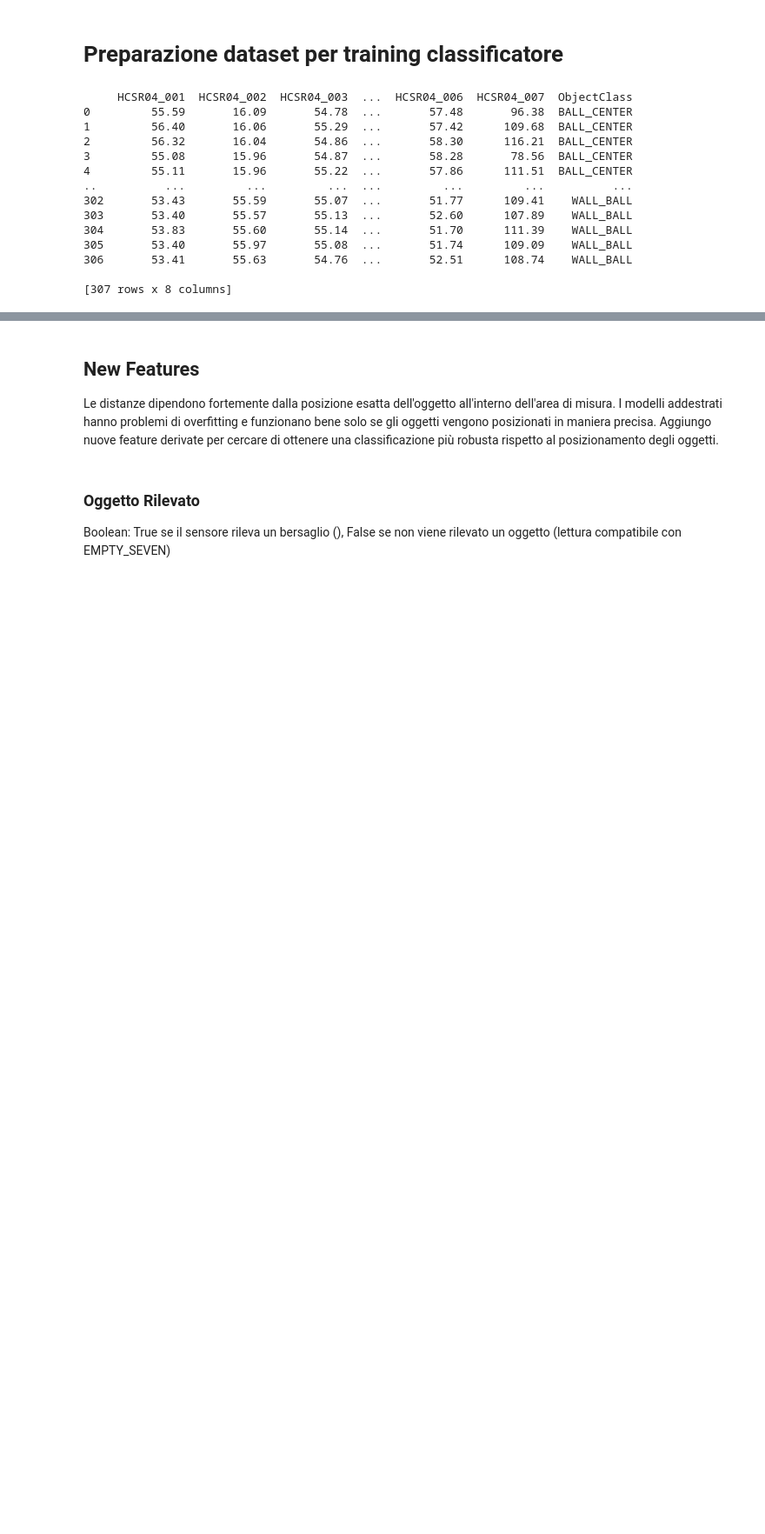
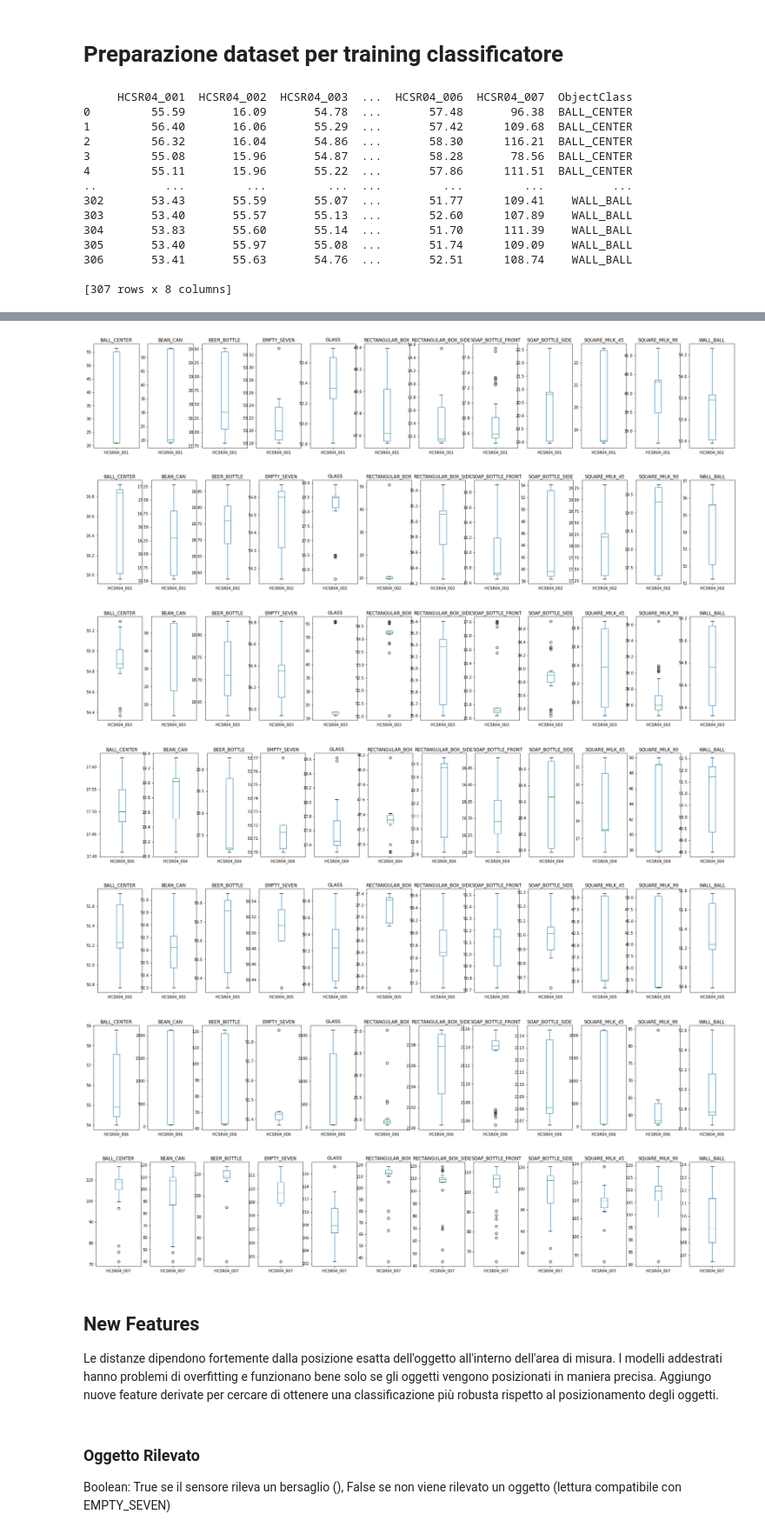
Before and after one commit to emanbuc/ultrasonic-vision, a Jupyter notebook: notebooks/create_training_dataset.ipynb, the cells around one changed output, grey strips where cells are left out. Shown: that part at 87% size. Saved outputs shown, nothing was run; the diff lists cells and outputs as text; code cells hidden in the pictures; blank space fills up the shorter version.

```diff
--- a/notebooks/create_training_dataset.ipynb
+++ b/notebooks/create_training_dataset.ipynb
@@ -29,3 +37,19 @@ print(data)
+# %%
+groupedByClass = data.groupby(['ObjectClass'])
+for featureName in distanceColumns:
+  fig, axes = plt.subplots(ncols=groupedByClass.ngroups, figsize=(30, 5))
+  index=0
+  for name, group in groupedByClass:
+    group[featureName].plot(kind='box', ax=axes[index], title=name)
+    index=index+1
+# %% [output]
+[figure, added]
+[figure, added]
+[figure, added]
+[figure, added]
+[figure, added]
+[figure, added]
+[figure, added]
 # %% [markdown]
 ## New Features
 
```
Also changed, not shown: parts of 3 cells of this notebook.
